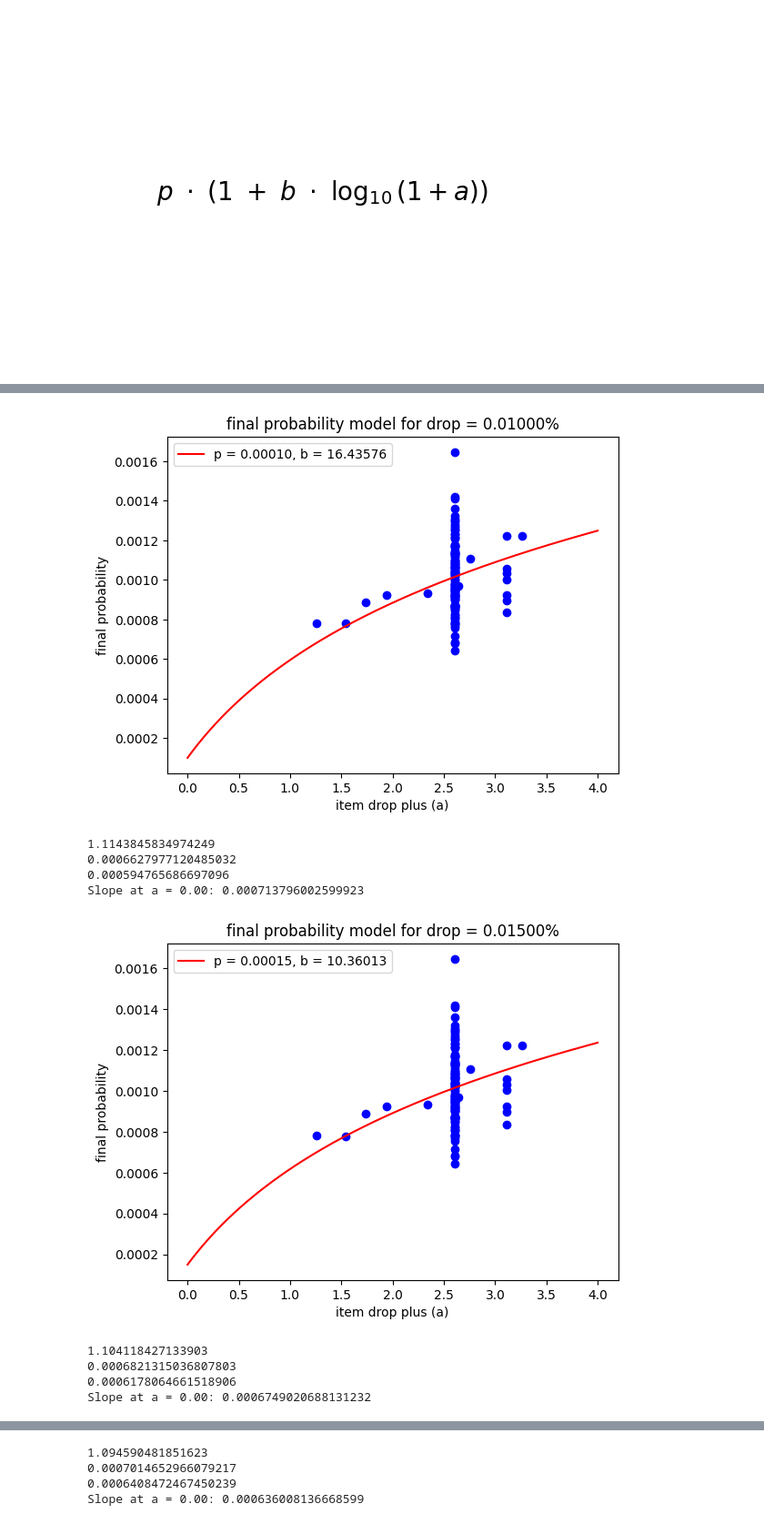
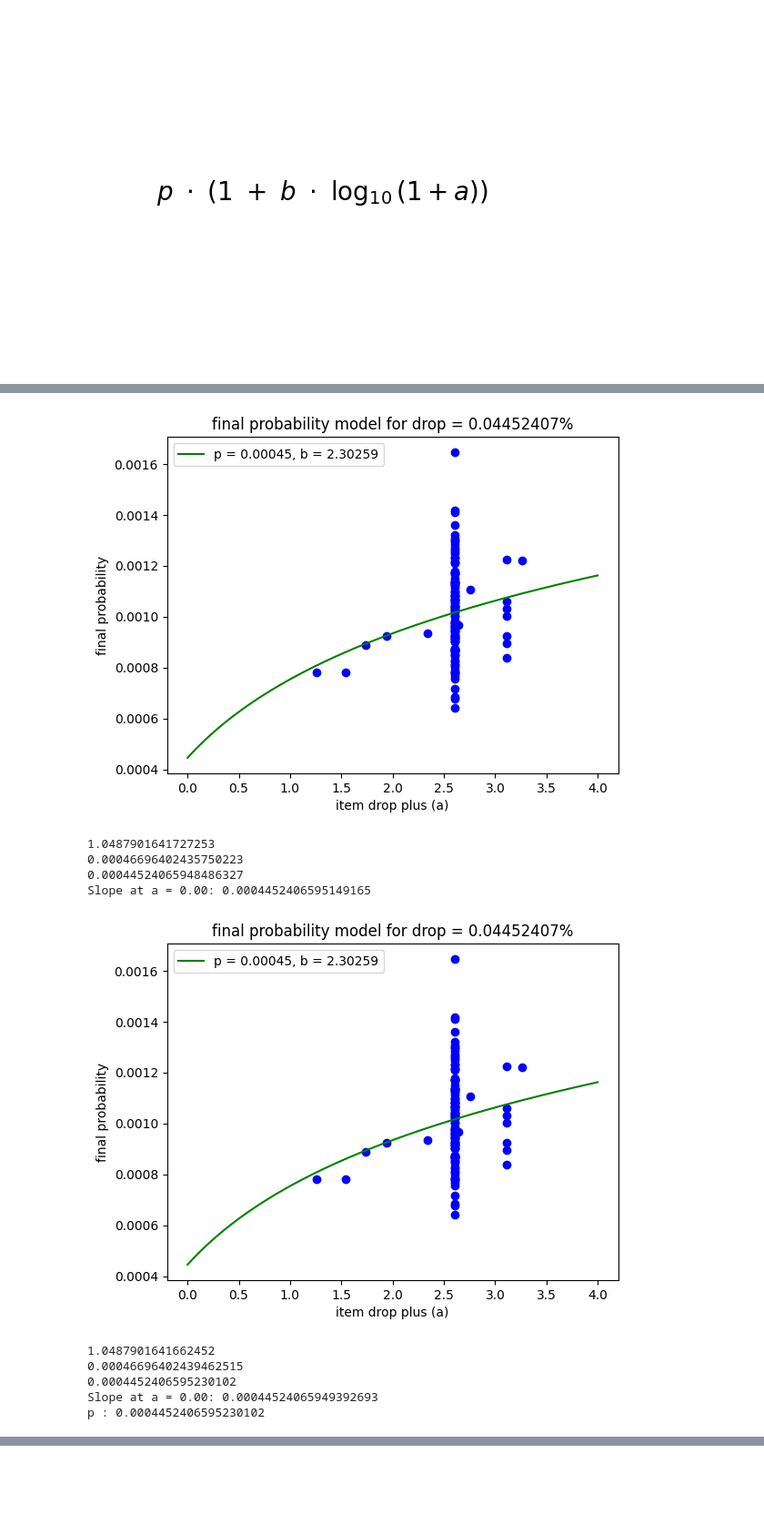
Before and after one commit to Q110722/fragsDR, a Jupyter notebook: Untitled.ipynb, the cells around one changed output, grey strips where cells are left out. Shown at 91% size. Saved outputs shown, nothing was run; the diff lists cells and outputs as text; code cells hidden in the pictures; blank space fills up the shorter version.

```diff
--- a/Untitled.ipynb
+++ b/Untitled.ipynb
@@ -471,53 +534,55 @@ all_item_counts = np.concatenate([item_counts, fourth_column_frags_values / 4])
 all_mob_counts = np.concatenate([mob_counts, sixth_column_values / 4])
 
 # p 골라보기
-p_values = np.linspace(0.0001, 0.001, 19)
+p_values = np.linspace(0.00044524065948486327, 0.000445240659790039, 9)
 
 # 각 p 최적 b
 for p_fixed in p_values:
     final_probabilities = all_item_counts / all_mob_counts
 
     def final_probability_model(a, b):
         return p_fixed * (1 + b * np.log10(a + 1))
 
     # 최소 자승법
     popt, pcov = curve_fit(final_probability_model, all_a_values, final_probabilities, bounds=(0, np.inf))
     optimal_b = popt[0]
 
     # 회귀선
     a_values_for_plot = np.linspace(0, 4, 1000)
     final_probabilities_for_plot = p_fixed * (1 + optimal_b * np.log10(a_values_for_plot + 1))
-    plt.plot(a_values_for_plot, final_probabilities_for_plot, label=f'p = {p_fixed:.5f}, b = {optimal_b:.5f}', color= 'red')
+    plt.plot(a_values_for_plot, final_probabilities_for_plot, label=f'p = {p_fixed:.5f}, b = {optimal_b:.5f}', color= 'green')
 
     # 데이터
     plt.scatter(all_a_values, final_probabilities, color='blue')
 
     # 그래프 출력
     plt.xlabel('item drop plus (a)')
     plt.ylabel('final probability')
-    plt.title(f'final probability model for drop = {p_fixed*100:.5f}%')
+    plt.title(f'final probability model for drop = {p_fixed*100:.8f}%')
     plt.legend()
     plt.show()
 
     a_value_for_slope = 0
-    rate = (1 + a_value_for_slope)
-    a_value_gap = 0.2
-    ratio = final_probability_model(rate + a_value_gap, optimal_b) / final_probability_model(rate, optimal_b)
+    a_value_gap = 0.05
+    ratio = final_probability_model(a_value_for_slope + a_value_gap, optimal_b) / final_probability_model(a_value_for_slope, optimal_b)
+    slope_target = ratio - 1
     print(ratio)
-    print(final_probability_model(rate + a_value_gap, optimal_b))
-    print(final_probability_model(rate, optimal_b))
-
+    print(final_probability_model(a_value_for_slope + a_value_gap, optimal_b))
+    print(final_probability_model(a_value_for_slope, optimal_b))
     slope = p_fixed * optimal_b / (np.log(10) * (a_value_for_slope + 1))
-
     print(f"Slope at a = {a_value_for_slope:.2f}: {slope}")
+    if final_probability_model(a_value_for_slope, optimal_b) > slope:
+        print(f'p : {p_fixed}')
+        break
 # %% [output]
-[figure, old version]
+[figure, new version]
-1.1143845834974249
-0.0006627977120485032
-0.000594765686697096
-Slope at a = 0.00: 0.000713796002599923
+1.0487901641727253
+0.00046696402435750223
+0.00044524065948486327
+Slope at a = 0.00: 0.0004452406595149165
-[figure, old version]
+[figure, new version]
-1.104118427133903
-0.0006821315036807803
-0.0006178064661518906
-Slope at a = 0.00: 0.0006749020688131232
+1.0487901641662452
+0.00046696402439462515
+0.0004452406595230102
+Slope at a = 0.00: 0.00044524065949392693
+p : 0.0004452406595230102
@@ -525,4 +588,0 @@ Slope at a = 0.00: 0.0006749020688131232
-1.094590481851623
-0.0007014652966079217
-0.0006408472467450239
-Slope at a = 0.00: 0.000636008136668599
```
Also changed, not shown: parts of 4 cells of this notebook.
